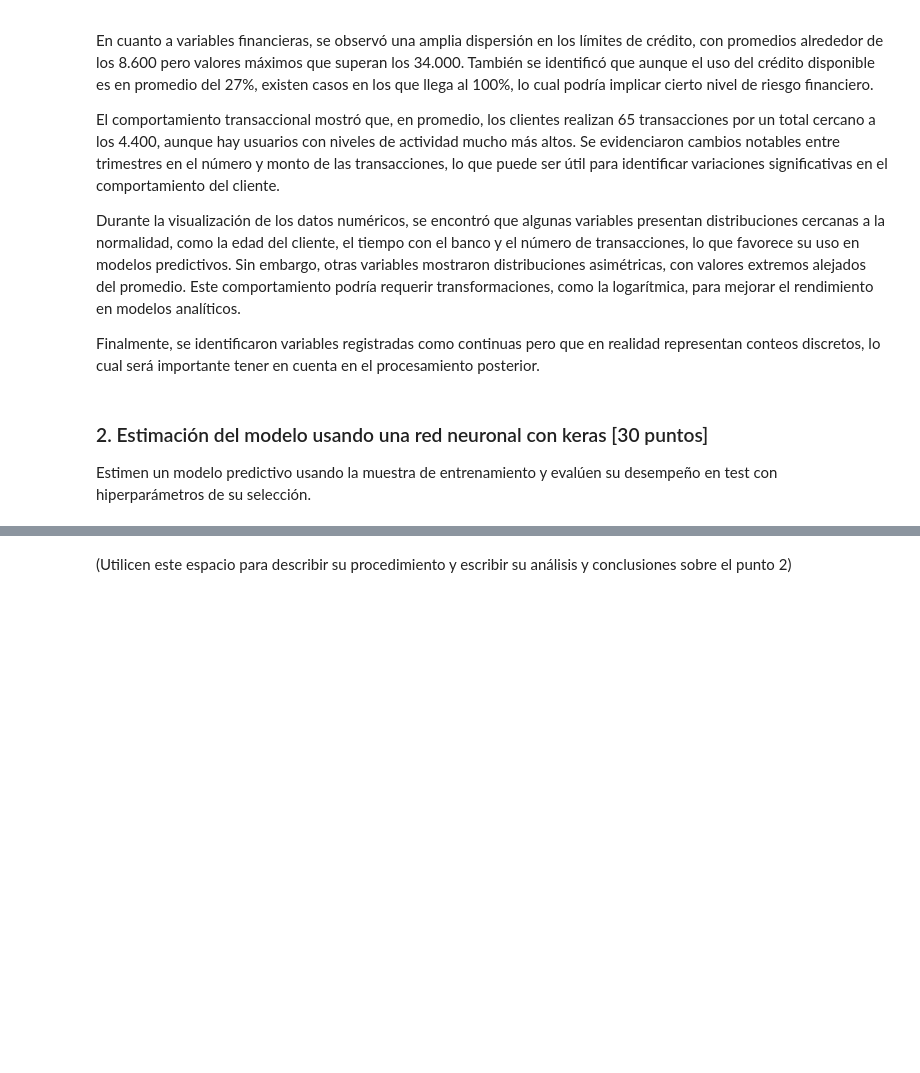
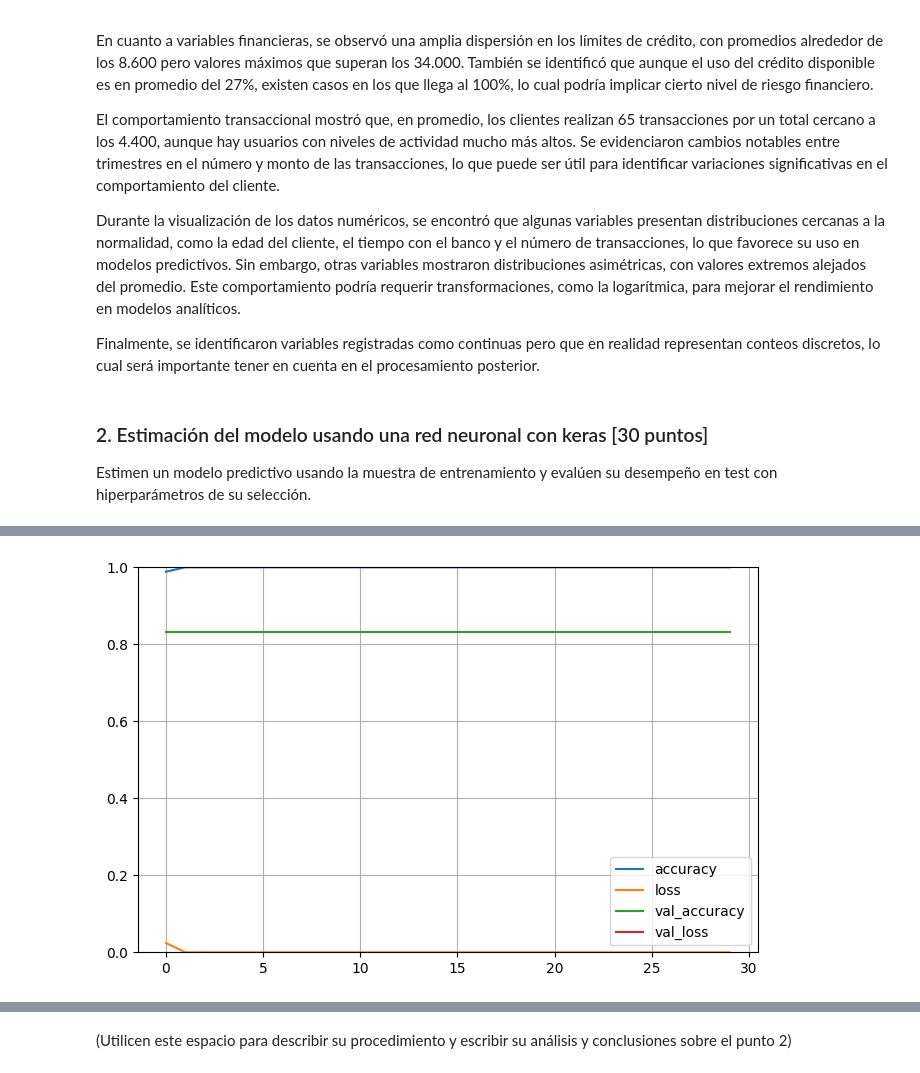
Before and after one commit to Crismaro19/deepLearningTalleres, a Jupyter notebook: semana3/S2TCPEP2.ipynb, the cells around one changed output, grey strips where cells are left out. Saved outputs shown, nothing was run; the diff lists cells and outputs as text; code cells hidden in the pictures; blank space fills up the shorter version.

```diff
--- a/semana3/S2TCPEP2.ipynb
+++ b/semana3/S2TCPEP2.ipynb
@@ -236,0 +324,15 @@ Estimen un modelo predictivo usando la muestra de entrenamiento y evalúen su de
+# %%
+# Manejar el desbalance
+weights = class_weight.compute_class_weight(
+    class_weight='balanced',
+    classes=np.unique(y_train),
+    y=y_train
+)
+
+class_weights = {i : weights[i] for i in range(len(weights))}
+# %%
+# Compilacion del modelo
+model.compile(optimizer='adam', loss='binary_crossentropy', metrics=['accuracy'])
+# %%
+# Entrenamiento del modelo
+history = model.fit(X_train, y_train, epochs=30, validation_data=(X_valid, y_valid), class_weight=class_weights)
@@ -236,0 +357,8 @@ Estimen un modelo predictivo usando la muestra de entrenamiento y evalúen su de
+# %%
+# graficar el entrenamiento del modelo
+pd.DataFrame(history.history).plot(figsize=(8, 5))
+plt.grid(True)
+plt.gca().set_ylim(0, 1) # set the vertical range to [0-1]
+plt.show()
+# %% [output]
+[figure, added]
```
Also changed, not shown: parts of 13 cells of this notebook, 1 other file.
